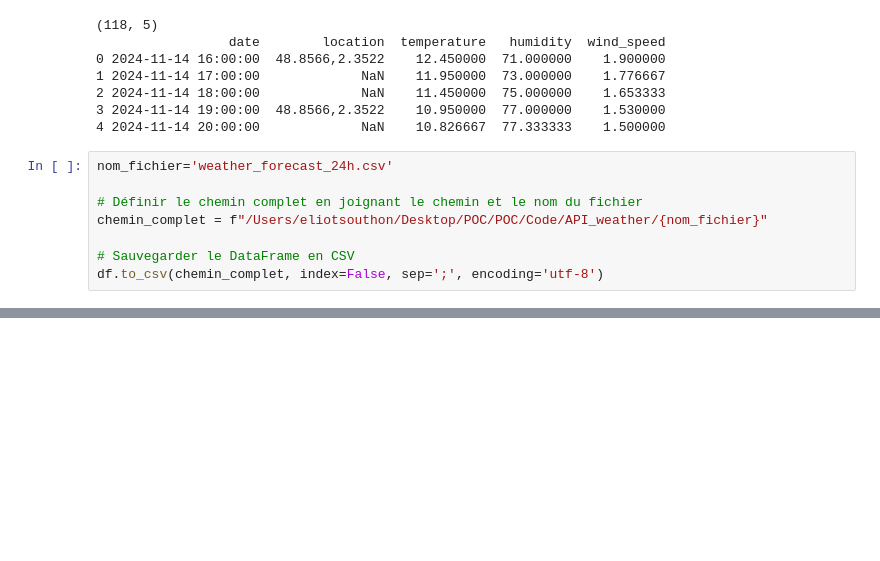
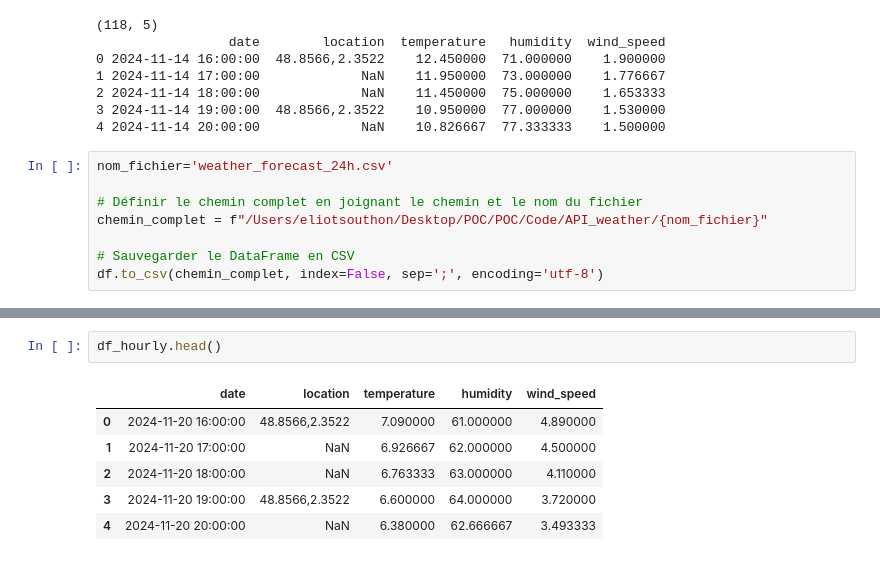
Before and after one commit to Esouthon/POC, a Jupyter notebook: Data/Data OpenweatherMap/Test_api.ipynb, the cells around one changed output, grey strips where cells are left out. Cells and saved outputs as stored; diff of their text form; blank space fills up the shorter version.

```diff
--- a/Data/Data OpenweatherMap/Test_api.ipynb
+++ b/Data/Data OpenweatherMap/Test_api.ipynb
@@ -179,0 +287,9 @@ df.to_csv(chemin_complet, index=False, sep=';', encoding='utf-8')
+# %%
+df_hourly.head()
+# %% [output]
+|  | date | location | temperature | humidity | wind_speed |
+| 0 | 2024-11-20 16:00:00 | 48.8566,2.3522 | 7.090000 | 61.000000 | 4.890000 |
+| 1 | 2024-11-20 17:00:00 | NaN | 6.926667 | 62.000000 | 4.500000 |
+| 2 | 2024-11-20 18:00:00 | NaN | 6.763333 | 63.000000 | 4.110000 |
+| 3 | 2024-11-20 19:00:00 | 48.8566,2.3522 | 6.600000 | 64.000000 | 3.720000 |
+| 4 | 2024-11-20 20:00:00 | NaN | 6.380000 | 62.666667 | 3.493333 |
```
Also changed, not shown: parts of 1 cell of this notebook, 23 other files.
